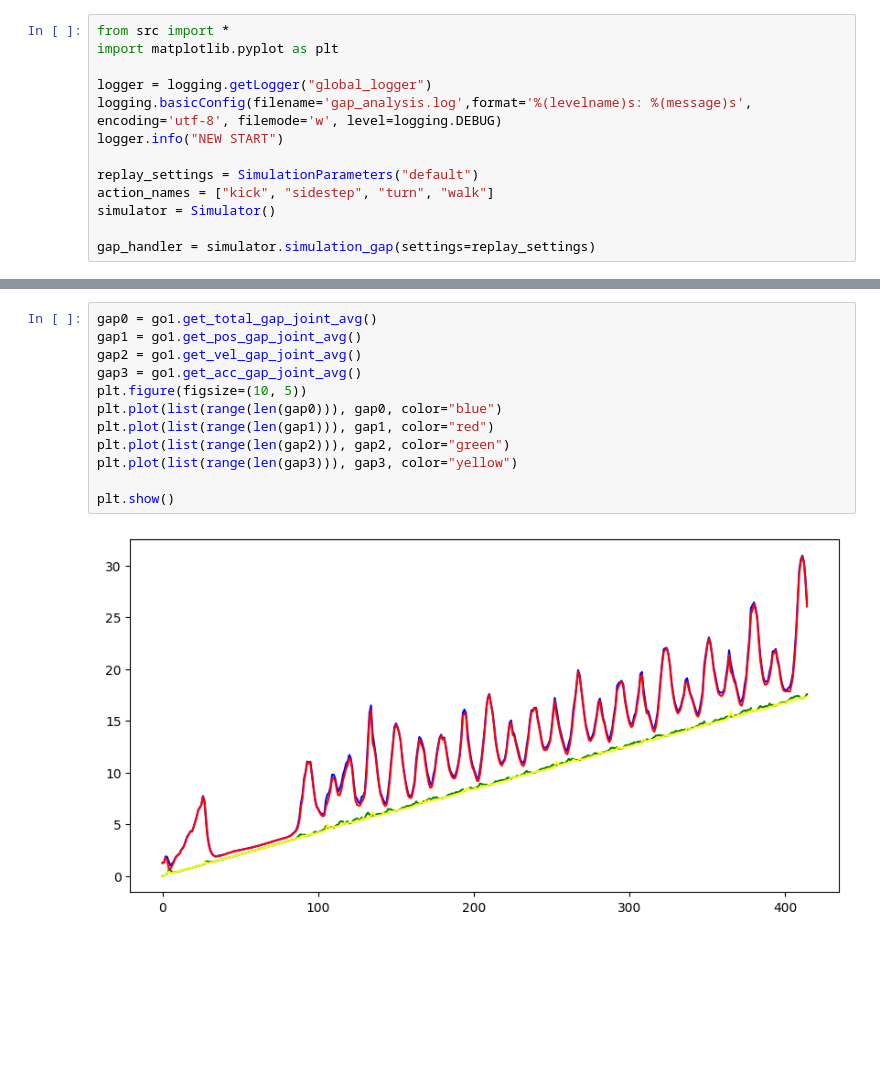
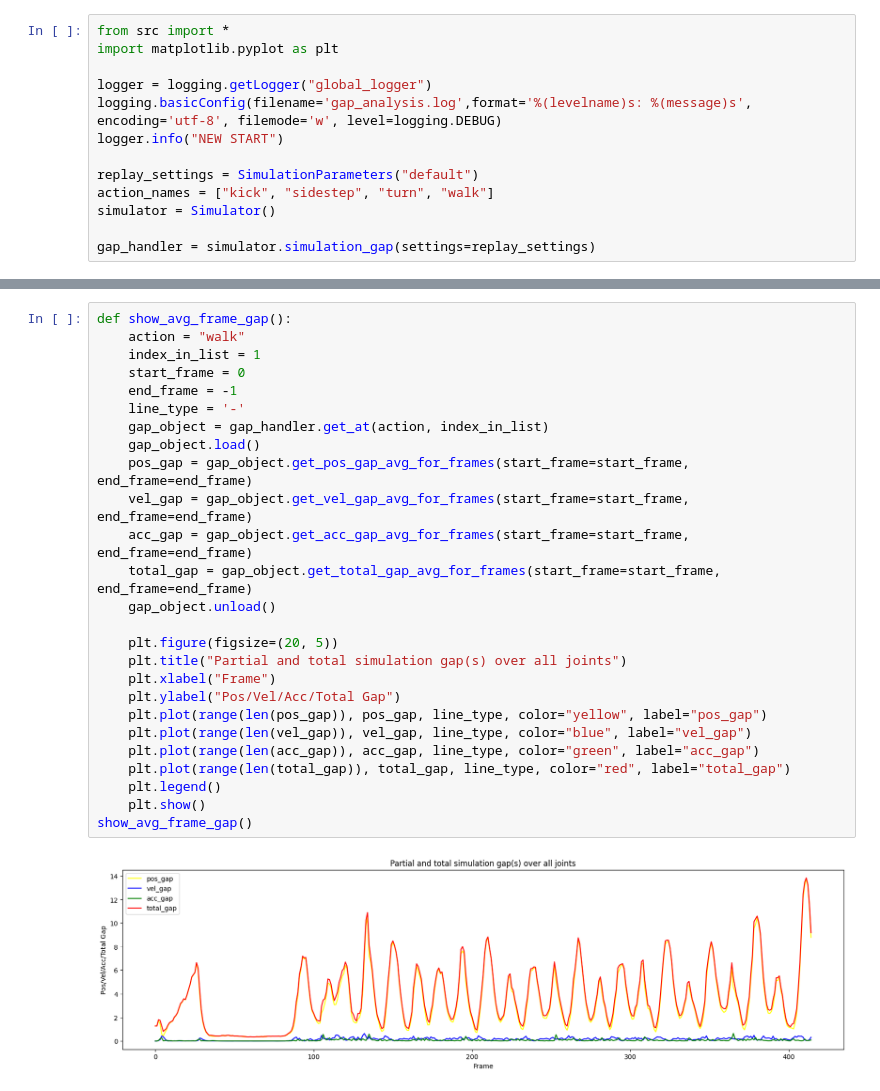
Before and after one commit to DasWHYYYDerWoche/MasterThesis, a Jupyter notebook: gap_analysis.ipynb, the cells around one changed output, grey strips where cells are left out. Cells and saved outputs as stored; diff of their text form; blank space fills up the shorter version.

```diff
--- a/gap_analysis.ipynb
+++ b/gap_analysis.ipynb
@@ -102,14 +125,28 @@ plt.show()
-# %%
-gap0 = go1.get_total_gap_joint_avg()
-gap1 = go1.get_pos_gap_joint_avg()
-gap2 = go1.get_vel_gap_joint_avg()
-gap3 = go1.get_acc_gap_joint_avg()
-plt.figure(figsize=(10, 5))
-plt.plot(list(range(len(gap0))), gap0, color="blue")
-plt.plot(list(range(len(gap1))), gap1, color="red")
-plt.plot(list(range(len(gap2))), gap2, color="green")
-plt.plot(list(range(len(gap3))), gap3, color="yellow")
-
-plt.show()
-# %% [output]
-[figure, removed]
+# %%
+def show_avg_frame_gap():
+    action = "walk"
+    index_in_list = 1
+    start_frame = 0
+    end_frame = -1
+    line_type = '-'
+    gap_object = gap_handler.get_at(action, index_in_list)
+    gap_object.load()
+    pos_gap = gap_object.get_pos_gap_avg_for_frames(start_frame=start_frame, end_frame=end_frame)
+    vel_gap = gap_object.get_vel_gap_avg_for_frames(start_frame=start_frame, end_frame=end_frame)
+    acc_gap = gap_object.get_acc_gap_avg_for_frames(start_frame=start_frame, end_frame=end_frame)
+    total_gap = gap_object.get_total_gap_avg_for_frames(start_frame=start_frame, end_frame=end_frame)
+    gap_object.unload()
+
+    plt.figure(figsize=(20, 5))
+    plt.title("Partial and total simulation gap(s) over all joints")
+    plt.xlabel("Frame")
+    plt.ylabel("Pos/Vel/Acc/Total Gap")
+    plt.plot(range(len(pos_gap)), pos_gap, line_type, color="yellow", label="pos_gap")
+    plt.plot(range(len(vel_gap)), vel_gap, line_type, color="blue", label="vel_gap")
+    plt.plot(range(len(acc_gap)), acc_gap, line_type, color="green", label="acc_gap")
+    plt.plot(range(len(total_gap)), total_gap, line_type, color="red", label="total_gap")
+    plt.legend()
+    plt.show()
+show_avg_frame_gap()
+# %% [output]
+[figure, added]
```
Also changed, not shown: parts of 7 cells of this notebook, 4 other files.
